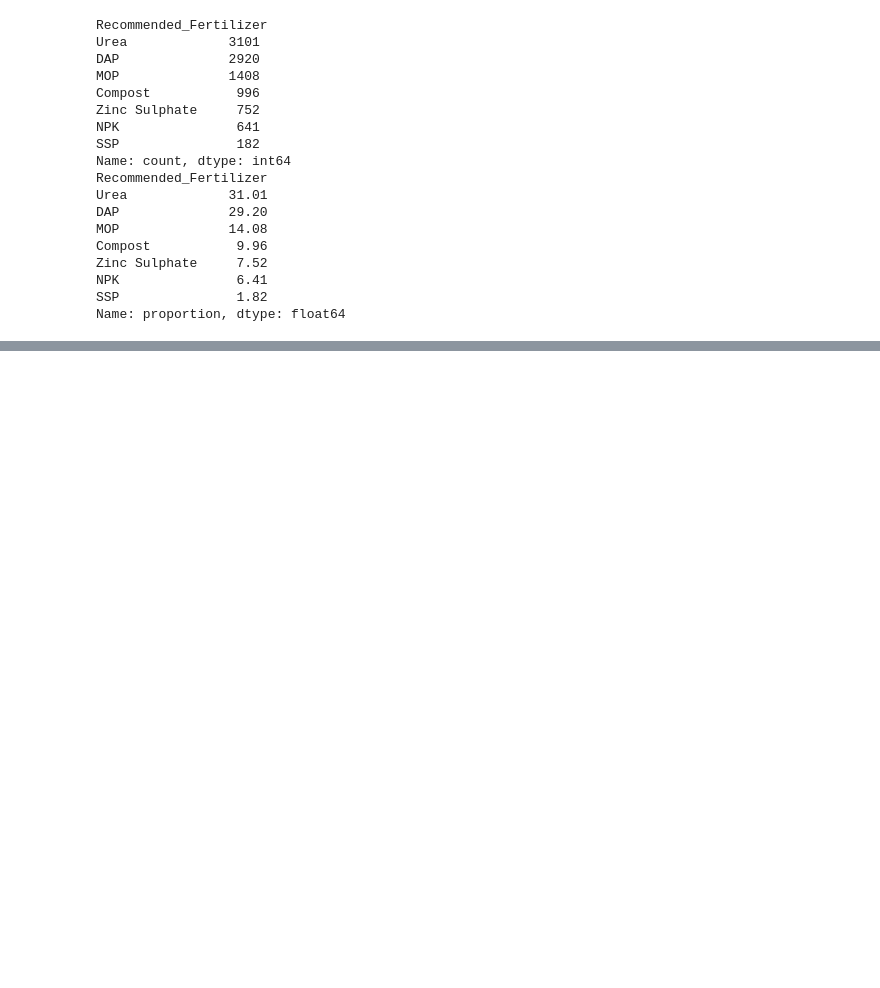
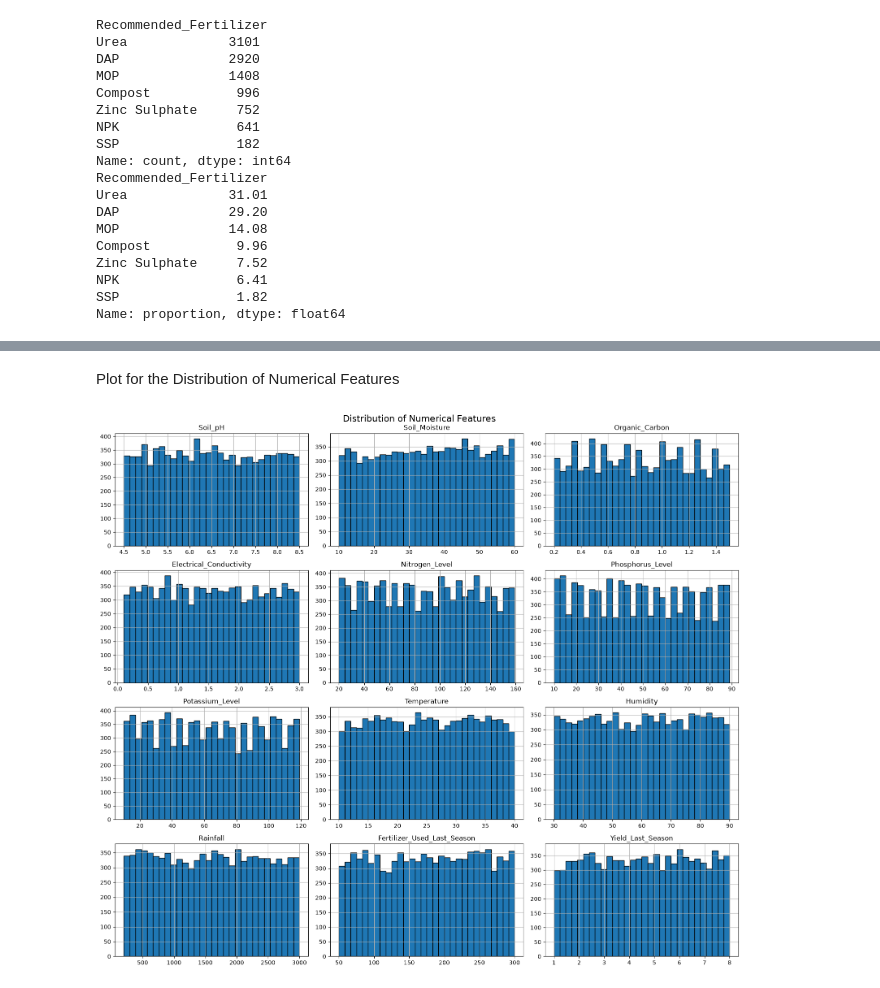
Before and after one commit to RumethW/AI-Powered-Fertilizer-Recommendation-System, a Jupyter notebook: data_analysis.ipynb, the cells around one changed output, grey strips where cells are left out. Cells and saved outputs as stored; diff of their text form; code cells hidden in the pictures; blank space fills up the shorter version.

```diff
--- a/data_analysis.ipynb
+++ b/data_analysis.ipynb
@@ -164,0 +179,14 @@ Name: proportion, dtype: float64
+# %% [markdown]
+Plot for the Distribution of Numerical Features
+# %%
+df[numerical_features].hist(
+    figsize=(16,14),
+    bins=30,
+    edgecolor='black'
+)
+
+plt.suptitle('Distribution of Numerical Features', fontsize=16)
+plt.tight_layout()
+plt.show()
+# %% [output]
+[figure, added]
```
Also changed, not shown: parts of 17 cells of this notebook.
